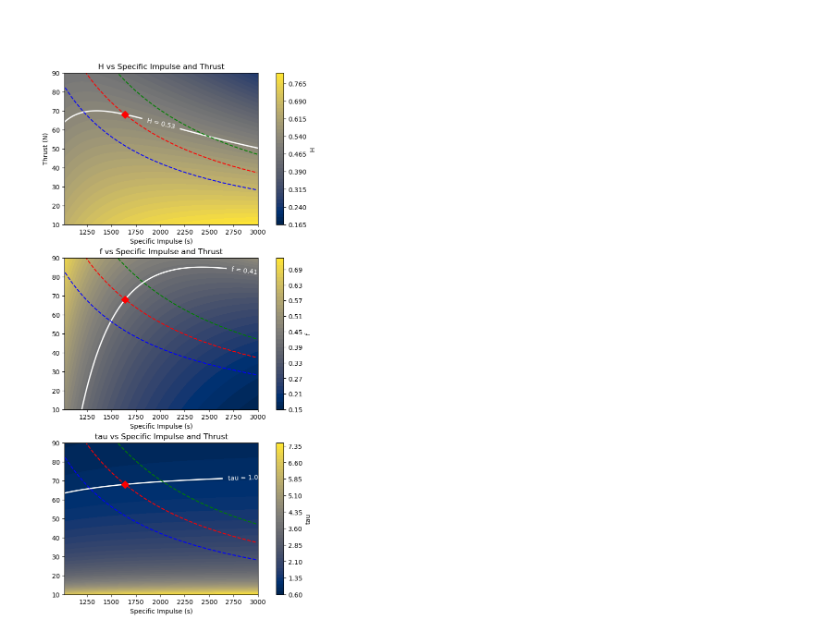
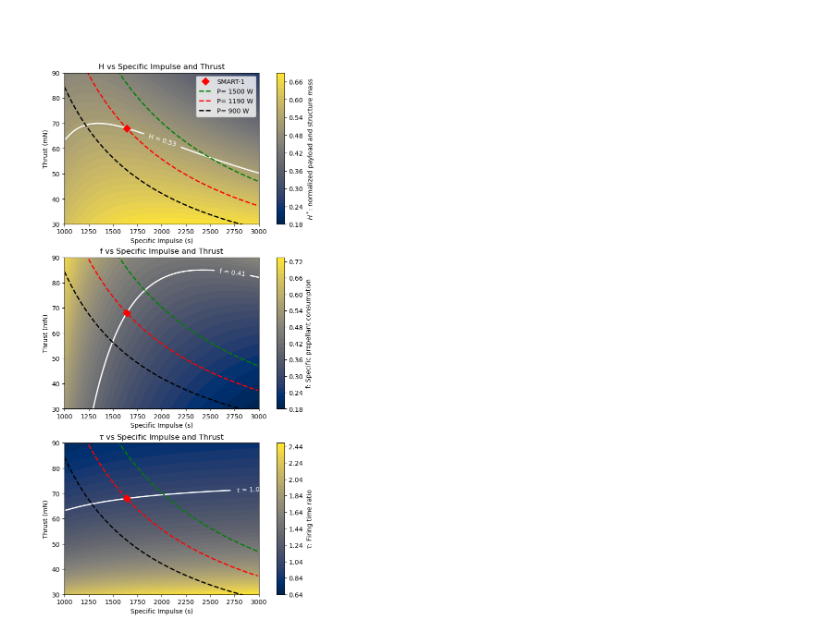
Before and after one commit to Rafid-Ben/Propulsion_optimization, a Jupyter notebook: refueling_analysis.ipynb, the cells around one changed output. Cells and saved outputs as stored; diff of their text form; code cells hidden in the pictures.

```diff
--- a/refueling_analysis.ipynb
+++ b/refueling_analysis.ipynb
@@ -361,6 +361,7 @@ def smart1_thruster (c_vec,T_vec,delv,n_segments,alpha,eta,m0,tf_smart):
     H_matrix = np.zeros((len(c_vec), len(T_vec)))
     f_matrix = np.zeros((len(c_vec), len(T_vec)))
     tau_matrix = np.zeros((len(c_vec), len(T_vec)))
+    unity_matrix = np.zeros((len(c_vec), len(T_vec)))
 
     for i, c in enumerate(c_vec):
         for j, T in enumerate(T_vec):
@@ -381,8 +382,9 @@ def smart1_thruster (c_vec,T_vec,delv,n_segments,alpha,eta,m0,tf_smart):
             H_matrix[i, j] = H
             f_matrix[i, j] = f
             tau_matrix[i, j] = tau
+            unity_matrix[i, j]=H+(mp_seg+mps)/m0 # For sanity check. This matrix should be all 1.
 
-    return H_matrix, f_matrix, tau_matrix, mp_total,mps
+    return H_matrix, f_matrix, tau_matrix,unity_matrix
 # %%
 P=1190 # Power in Watt
 delv=3900 #m/s
@@ -391,10 +393,10 @@ alpha=0.08
 eta= 0.46
 m0=366.9 #kg
 tf_smart= 7*30*24*3600 # time of Smart 1 in seconds
-c_vec=np.arange(10000, 30001, 50)
-T_vec=np.arange(10e-3, 100e-3, 2e-3)
+c_vec=np.arange(9900, 30001, 50)
+T_vec=np.arange(30e-3, 100e-3, 2e-3)
 
-H_matrix, f_matrix, tau_matrix , mp_total,mps = smart1_thruster (c_vec,T_vec,delv,n_segments,alpha,eta,m0,tf_smart)
+H_matrix, f_matrix, tau_matrix ,unity_matrix = smart1_thruster (c_vec,T_vec,delv,n_segments,alpha,eta,m0,tf_smart)
 
 isp_vec=c_vec/9.81
 T_vec= T_vec*1000 # Conversion to mN
@@ -410,62 +412,75 @@ tau_val=tau_matrix[isp_arg][T_arg]
 # %%
 # Create the meshgrid
 G, T = np.meshgrid(isp_vec, T_vec)
 
 # Create the figure and subplots
 fig, axs = plt.subplots(3, 1, figsize=(6, 12), constrained_layout=True)
 
 # Plot H_matrix
 contour1 = axs[0].contourf(G, T, H_matrix.T, levels=50, cmap='cividis')  # Use .T to align dimensions
+# Rasterize the filled contour to remove visual artifacts
+for c in contour1.collections:
+    c.set_rasterized(True)
+
 cbar1 = fig.colorbar(contour1, ax=axs[0])
-cbar1.set_label('H')
+cbar1.set_label(r'$H^*$: normalized payload and structure mass')
 specific_contour1 = axs[0].contour(G, T, H_matrix.T, levels=[H_val], colors='white', linewidths=2)
-axs[0].clabel(specific_contour1, inline=True, fontsize=10, fmt=lambda x: f'H = {H_val:.2f}')
+axs[0].clabel(specific_contour1, inline=True, fontsize=10, fmt=lambda x: rf'H = {H_val:.2f}')
+axs[0].plot(1640, 68, 'rD', markersize=8, label='SMART-1')
+curve_P = lambda P_plot: 2*eta*P_plot/9.81*1000 / np.arange(1000, 3000, 10)
+axs[0].plot(np.arange(1000, 3000, 10),curve_P(1500), "g--",label='P= 1500 W',linewidth=2)
+axs[0].plot(np.arange(1000, 3000, 10),curve_P(1190), "r--",label='P= 1190 W',linewidth=2)
+axs[0].plot(np.arange(1000, 3000, 10),curve_P(900), "k--",label='P= 900 W',linewidth=2)
+axs[0].set_xlim(1000, 3000)
+axs[0].set_ylim(30, 90)
+axs[0].set_xlabel('Specific Impulse (s)')
+axs[0].set_ylabel('Thrust (mN)')
+axs[0].legend()
+axs[0].set_title('H vs Specific Impulse and Thrust')
 
 
-curve_P = lambda P_plot: 2*eta*P_plot/9.81*1000 / np.arange(1000, 3000, 10)
-axs[0].plot(np.arange(1000, 3000, 10),curve_P(1190), "r--")
-axs[0].plot(np.arange(1000, 3000, 10),curve_P(1500), "g--")
-axs[0].plot(np.arange(1000, 3000, 10),curve_P(900), "b--")
-
-
-axs[0].plot(1640, 68, 'rD', markersize=8, label='Point (c=1640s, T=68mN)')
-axs[0].set_xlim(1020, 3000)
-axs[0].set_ylim(10, 90)
-axs[0].set_xlabel('Specific Impulse (s)')
-axs[0].set_ylabel('Thrust (N)')
-axs[0].set_title('H vs Specific Impulse and Thrust')
 
 # Plot f_matrix
 contour2 = axs[1].contourf(G, T, f_matrix.T, levels=50, cmap='cividis')  # Use .T to align dimensions
+# Rasterize the filled contour to remove visual artifacts
+for c in contour2.collections:
+    c.set_rasterized(True)
 cbar2 = fig.colorbar(contour2, ax=axs[1])
-cbar2.set_label('f')
+cbar2.set_label('f: Specific propellant consumption')
 specific_contour2 = axs[1].contour(G, T, f_matrix.T, levels=[f_val], colors='white', linewidths=2)
-axs[1].clabel(specific_contour2, inline=True, fontsize=10, fmt=lambda x: f'f = {f_val:.2f}')
-axs[1].plot(np.arange(1000, 3000, 10),curve_P(1190), "r--")
-axs[1].plot(np.arange(1000, 3000, 10),curve_P(1500), "g--")
-axs[1].plot(np.arange(1000, 3000, 10),curve_P(900), "b--")
-axs[1].plot(1640, 68, 'rD', markersize=8, label='Point (c=1640s, T=68mN)')
-axs[1].set_xlim(1020, 3000)
-axs[1].set_ylim(10, 90)
+axs[1].clabel(specific_contour2, inline=True, fontsize=10, fmt=lambda x: rf'f = {f_val:.2f}')
+axs[1].plot(np.arange(1000, 3000, 10),curve_P(1500), "g--",linewidth=2)
+axs[1].plot(np.arange(1000, 3000, 10),curve_P(1190), "r--",linewidth=2)
+axs[1].plot(np.arange(1000, 3000, 10),curve_P(900), "k--",linewidth=2)
+axs[1].plot(1640, 68, 'rD', markersize=8, label='SMART-1')
+axs[1].set_xlim(1000, 3000)
+axs[1].set_ylim(30, 90)
 axs[1].set_xlabel('Specific Impulse (s)')
+axs[1].set_ylabel('Thrust (mN)')
 axs[1].set_title('f vs Specific Impulse and Thrust')
 
 # Plot tau_matrix
 contour3 = axs[2].contourf(G, T, tau_matrix.T, levels=50, cmap='cividis')  # Use .T to align dimensions
+# Rasterize the filled contour to remove visual artifacts
+for c in contour3.collections:
+    c.set_rasterized(True)
 cbar3 = fig.colorbar(contour3, ax=axs[2])
-cbar3.set_label('tau')
+cbar3.set_label(r'$\tau$: Firing time ratio')
 specific_contour3 = axs[2].contour(G, T, tau_matrix.T, levels=[tau_val], colors='white', linewidths=2)
-axs[2].clabel(specific_contour3, inline=True, fontsize=10, fmt=lambda x: f'tau = {tau_val:.2f}')
-axs[2].plot(np.arange(1000, 3000, 10),curve_P(1190), "r--")
-axs[2].plot(np.arange(1000, 3000, 10),curve_P(1500), "g--")
-axs[2].plot(np.arange(1000, 3000, 10),curve_P(900), "b--")
-axs[2].plot(1640, 68, 'rD', markersize=8, label='Point (c=1640s, T=68mN)')
-axs[2].set_xlim(1020, 3000)
-axs[2].set_ylim(10, 90)
+axs[2].clabel(specific_contour3, inline=True, fontsize=10, fmt=lambda x: rf'$\tau$ = {tau_val:.2f}')
+axs[2].plot(np.arange(1000, 3000, 10),curve_P(1500), "g--",linewidth=2)
+axs[2].plot(np.arange(1000, 3000, 10),curve_P(1190), "r--",linewidth=2)
+axs[2].plot(np.arange(1000, 3000, 10),curve_P(900), "k--",linewidth=2)
+axs[2].plot(1640, 68, 'rD', markersize=8, label='SMART-1')
+axs[2].set_xlim(1000, 3000)
+axs[2].set_ylim(30, 90)
 axs[2].set_xlabel('Specific Impulse (s)')
-axs[2].set_title('tau vs Specific Impulse and Thrust')
+axs[2].set_ylabel('Thrust (mN)')
+axs[2].set_title(r'$\tau$ vs Specific Impulse and Thrust')
 
+
+plt.savefig("figures/electric/contour_plot.png",bbox_inches='tight')
 # Show the combined figure
 plt.show()
 # %% [output]
-[figure, old version]
+[figure, new version]
```
Also changed, not shown: parts of 10 cells of this notebook, 4 other files.
